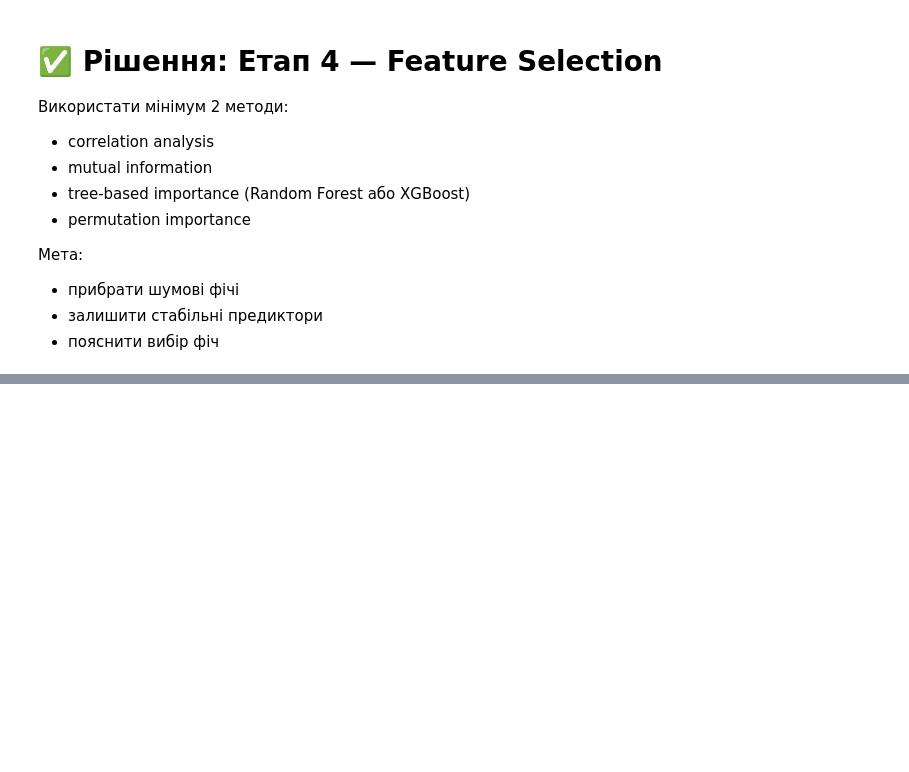
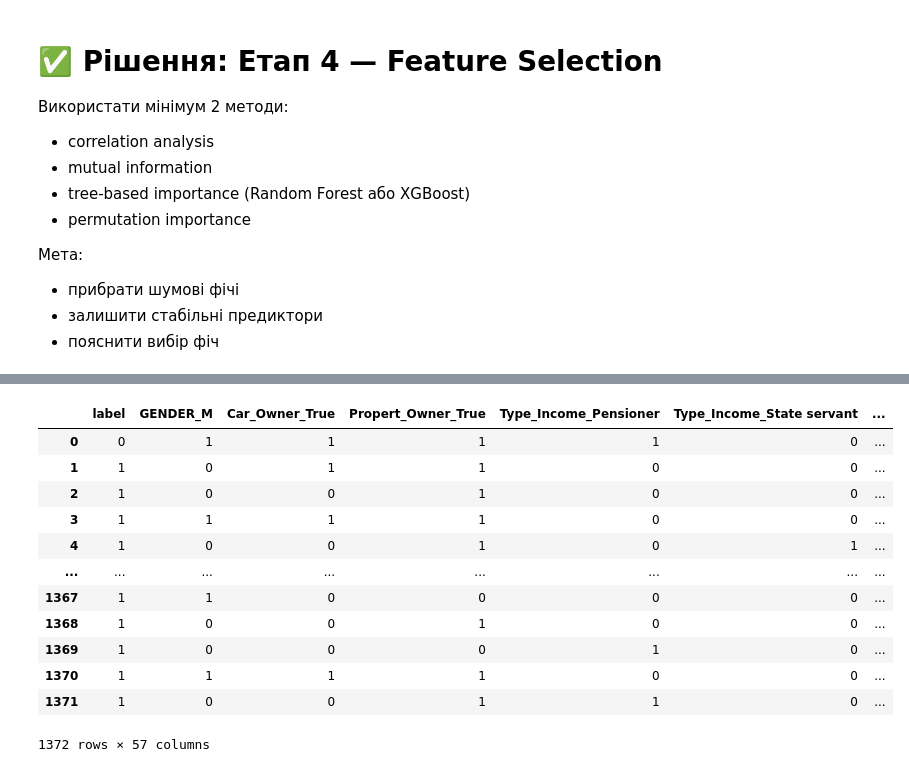
Before and after one commit to BogdanPinchuk/DataScience-PBY_HW20_Course_Project, a Jupyter notebook: Bohdan_Pinchuk_DS_HW20.ipynb, the cells around one changed output, grey strips where cells are left out. Saved outputs shown, nothing was run; the diff lists cells and outputs as text; code cells hidden in the pictures; blank space fills up the shorter version.

```diff
--- a/Bohdan_Pinchuk_DS_HW20.ipynb
+++ b/Bohdan_Pinchuk_DS_HW20.ipynb
@@ -1584,0 +1609,63 @@ display(credit_card_dataset)
+# %%
+# Features Encoding
+
+from sklearn.compose import ColumnTransformer
+from sklearn.preprocessing import OrdinalEncoder, OneHotEncoder
+
+# Input data
+target_ord_list = ["False", "True"]
+
+cat_ohe_col_list = ["GENDER", "Car_Owner", "Propert_Owner", "Type_Income", "Marital_status", "Housing_type",
+                    "Work_Phone", "Phone", "EMAIL_ID", "Type_Occupation", "Is_Unemployed", "High_Income_Flag",
+                    "Young_Applicant_Flag", "Junior_Experience_Flag", "Multi_Child_Family", "In_Relationship_Flag",
+                    "State_Funded_Flag"]
+
+educ_cat_list = ["EDUCATION"]
+educ_cat_ord_list = ["Lower secondary", "Secondary / secondary special", "Incomplete higher", "Higher education",
+                     "Academic degree"]
+
+inc_quart_cat_list = ["Income_Quartile"]
+inc_quart_cat_ord_list = income_labels
+
+age_group_cat_list = ["Age_Group"]
+age_group_cat_ord_list = age_labels
+
+qa_level_cat_list = ["Qualification_Level"]
+qa_level_cat_ord_list = qualification_labels
+
+# Solution
+preprocessor = ColumnTransformer([
+    ("tg", OrdinalEncoder(categories=[target_ord_list], handle_unknown="use_encoded_value", unknown_value=-1,
+                          dtype="int64"), [target_value]),
+    ("cat", OneHotEncoder(drop='first', handle_unknown="ignore", sparse_output=False,
+                          dtype="int64"), cat_ohe_col_list),
+    ("ed", OrdinalEncoder(categories=[educ_cat_ord_list], handle_unknown="use_encoded_value", unknown_value=-1,
+                          dtype="int64"), educ_cat_list),
+    ("iq", OrdinalEncoder(categories=[inc_quart_cat_ord_list], handle_unknown="use_encoded_value", unknown_value=-1,
+                          dtype="int64"), inc_quart_cat_list),
+    ("ag", OrdinalEncoder(categories=[age_group_cat_ord_list], handle_unknown="use_encoded_value", unknown_value=-1,
+                          dtype="int64"), age_group_cat_list),
+    ("ql", OrdinalEncoder(categories=[qa_level_cat_ord_list], handle_unknown="use_encoded_value", unknown_value=-1,
+                          dtype="int64"), qa_level_cat_list),
+], remainder="passthrough", verbose_feature_names_out=False)
+
+preprocessor.set_output(transform="pandas")
+transformed_data = preprocessor.fit_transform(credit_card_dataset)
+credit_card_dataset_encoded = pd.DataFrame(transformed_data, columns=preprocessor.get_feature_names_out())
+
+# Print results
+display(credit_card_dataset_encoded)
+# %% [output]
+|  | label | GENDER_M | Car_Owner_True | Propert_Owner_True | Type_Income_Pensioner | Type_Income_State servant | ... |
+| 0 | 0 | 1 | 1 | 1 | 1 | 0 | ... |
+| 1 | 1 | 0 | 1 | 1 | 0 | 0 | ... |
+| 2 | 1 | 0 | 0 | 1 | 0 | 0 | ... |
+| 3 | 1 | 1 | 1 | 1 | 0 | 0 | ... |
+| 4 | 1 | 0 | 0 | 1 | 0 | 1 | ... |
+| ... | ... | ... | ... | ... | ... | ... | ... |
+| 1367 | 1 | 1 | 0 | 0 | 0 | 0 | ... |
+| 1368 | 1 | 0 | 0 | 1 | 0 | 0 | ... |
+| 1369 | 1 | 0 | 0 | 0 | 1 | 0 | ... |
+| 1370 | 1 | 1 | 1 | 1 | 0 | 0 | ... |
+| 1371 | 1 | 0 | 0 | 1 | 1 | 0 | ... |
+1372 rows × 57 columns
```
Also changed, not shown: parts of 10 cells of this notebook.
